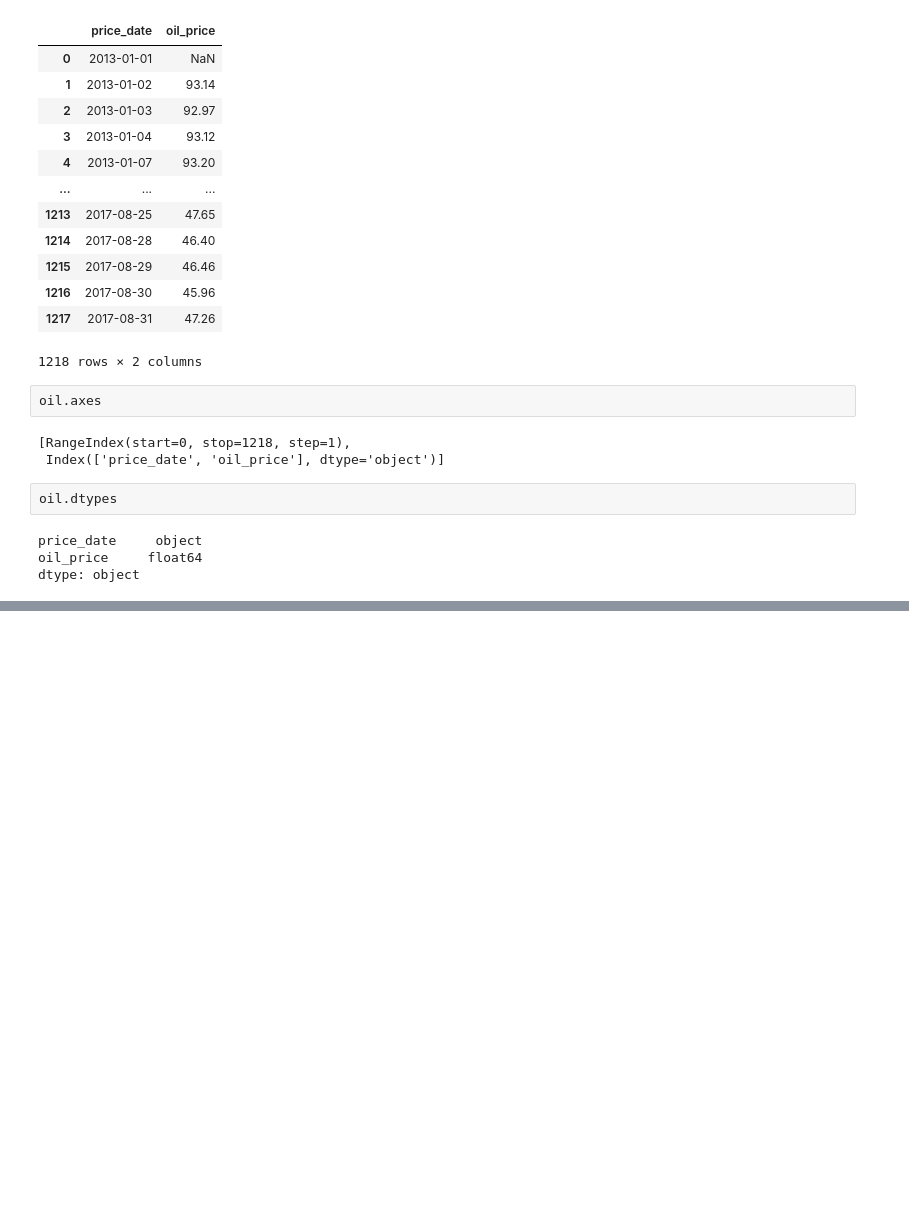
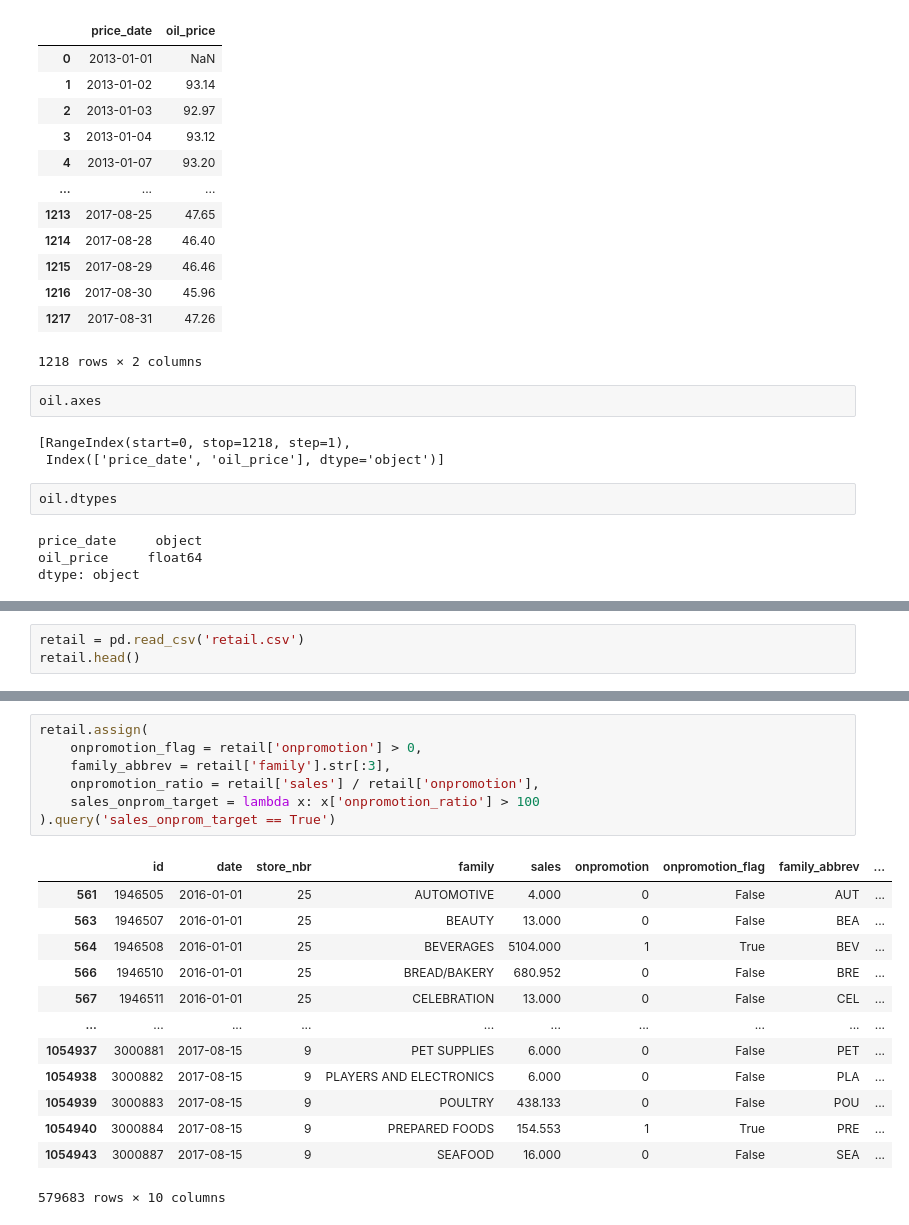
Before and after one commit to Habibur-Rahman0927/python-pandas, a Jupyter notebook: pandas/pandas-series/pandas_DataFrame.ipynb, the cells around one changed output, grey strips where cells are left out. Cells and saved outputs as stored; diff of their text form; blank space fills up the shorter version.

```diff
--- a/pandas/pandas-series/pandas_DataFrame.ipynb
+++ b/pandas/pandas-series/pandas_DataFrame.ipynb
@@ -59,0 +278,3 @@ dtype: object
+# %%
+retail = pd.read_csv('retail.csv')
+retail.head()
@@ -59,0 +338,21 @@ dtype: object
+# %%
+retail.assign(
+    onpromotion_flag = retail['onpromotion'] > 0,
+    family_abbrev = retail['family'].str[:3],
+    onpromotion_ratio = retail['sales'] / retail['onpromotion'],
+    sales_onprom_target = lambda x: x['onpromotion_ratio'] > 100
+).query('sales_onprom_target == True')
+# %% [output]
+|  | id | date | store_nbr | family | sales | onpromotion | onpromotion_flag | family_abbrev | ... |
+| 561 | 1946505 | 2016-01-01 | 25 | AUTOMOTIVE | 4.000 | 0 | False | AUT | ... |
+| 563 | 1946507 | 2016-01-01 | 25 | BEAUTY | 13.000 | 0 | False | BEA | ... |
+| 564 | 1946508 | 2016-01-01 | 25 | BEVERAGES | 5104.000 | 1 | True | BEV | ... |
+| 566 | 1946510 | 2016-01-01 | 25 | BREAD/BAKERY | 680.952 | 0 | False | BRE | ... |
+| 567 | 1946511 | 2016-01-01 | 25 | CELEBRATION | 13.000 | 0 | False | CEL | ... |
+| ... | ... | ... | ... | ... | ... | ... | ... | ... | ... |
+| 1054937 | 3000881 | 2017-08-15 | 9 | PET SUPPLIES | 6.000 | 0 | False | PET | ... |
+| 1054938 | 3000882 | 2017-08-15 | 9 | PLAYERS AND ELECTRONICS | 6.000 | 0 | False | PLA | ... |
+| 1054939 | 3000883 | 2017-08-15 | 9 | POULTRY | 438.133 | 0 | False | POU | ... |
+| 1054940 | 3000884 | 2017-08-15 | 9 | PREPARED FOODS | 154.553 | 1 | True | PRE | ... |
+| 1054943 | 3000887 | 2017-08-15 | 9 | SEAFOOD | 16.000 | 0 | False | SEA | ... |
+579683 rows × 10 columns
```
Also changed, not shown: parts of 26 cells of this notebook, 2 other files.
